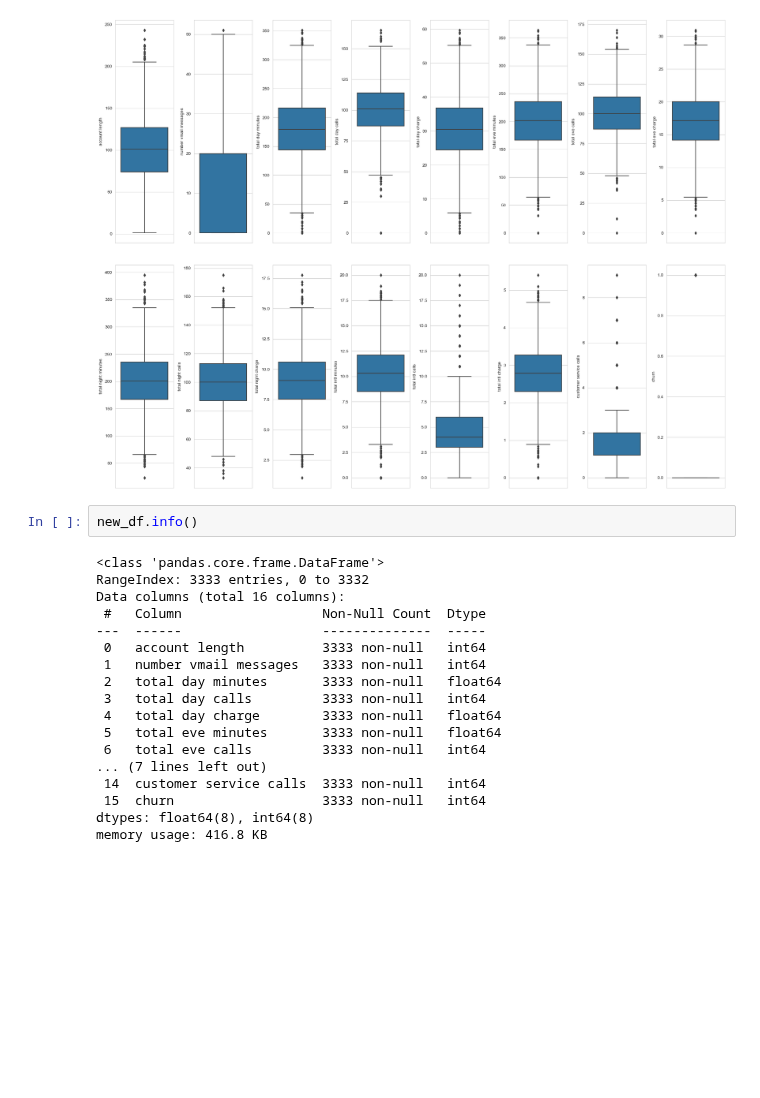
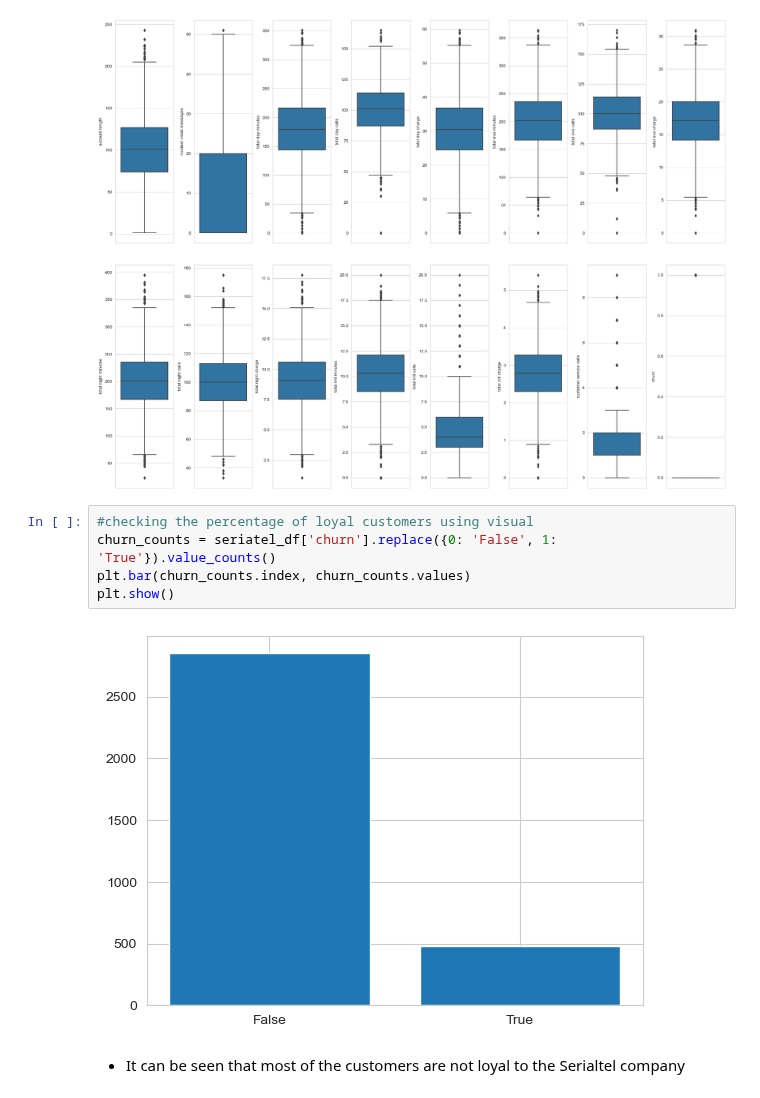
Before and after one commit to nelkemboi/dsc-phase-3-project-v2-3, a Jupyter notebook: customerchurn.ipynb, the cells around one changed output. Cells and saved outputs as stored; diff of their text form; blank space fills up the shorter version.

```diff
--- a/customerchurn.ipynb
+++ b/customerchurn.ipynb
@@ -133,23 +133,12 @@ for col,value in new_df.items():
 plt.tight_layout(pad= 0.5,w_pad= 0.7,h_pad=5.0);
 # %% [output]
 [figure]
-# %%
-new_df.info()
-# %% [output]
-<class 'pandas.core.frame.DataFrame'>
-RangeIndex: 3333 entries, 0 to 3332
-Data columns (total 16 columns):
- #   Column                  Non-Null Count  Dtype
----  ------                  --------------  -----
- 0   account length          3333 non-null   int64
- 1   number vmail messages   3333 non-null   int64
- 2   total day minutes       3333 non-null   float64
- 3   total day calls         3333 non-null   int64
- 4   total day charge        3333 non-null   float64
- 5   total eve minutes       3333 non-null   float64
- 6   total eve calls         3333 non-null   int64
-... (7 lines left out)
- 14  customer service calls  3333 non-null   int64
- 15  churn                   3333 non-null   int64
-dtypes: float64(8), int64(8)
-memory usage: 416.8 KB
+# %%
+#checking the percentage of loyal customers using visual
+churn_counts = seriatel_df['churn'].replace({0: 'False', 1: 'True'}).value_counts()
+plt.bar(churn_counts.index, churn_counts.values)
+plt.show()
+# %% [output]
+[figure, added]
+# %% [markdown]
+* It can be seen that most of the customers are not loyal to the Serialtel company
```
